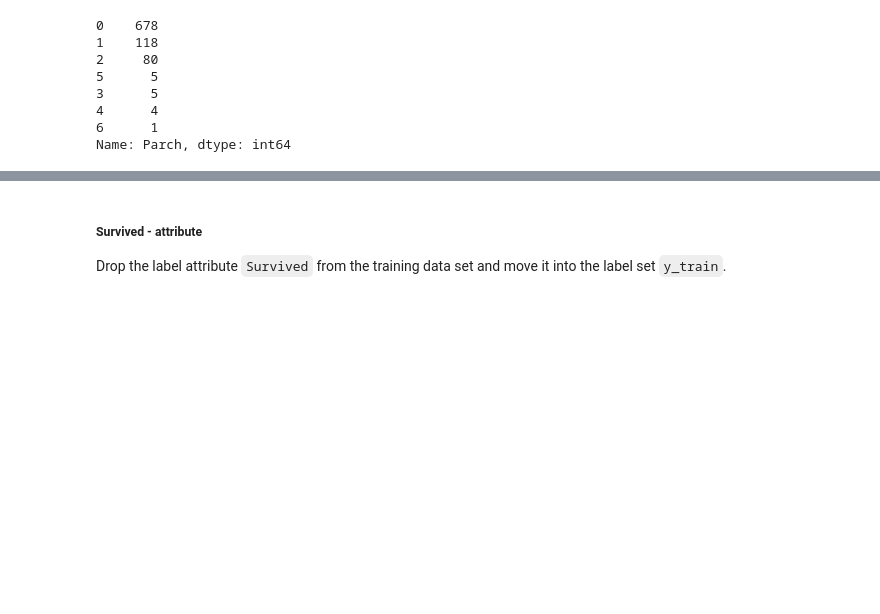
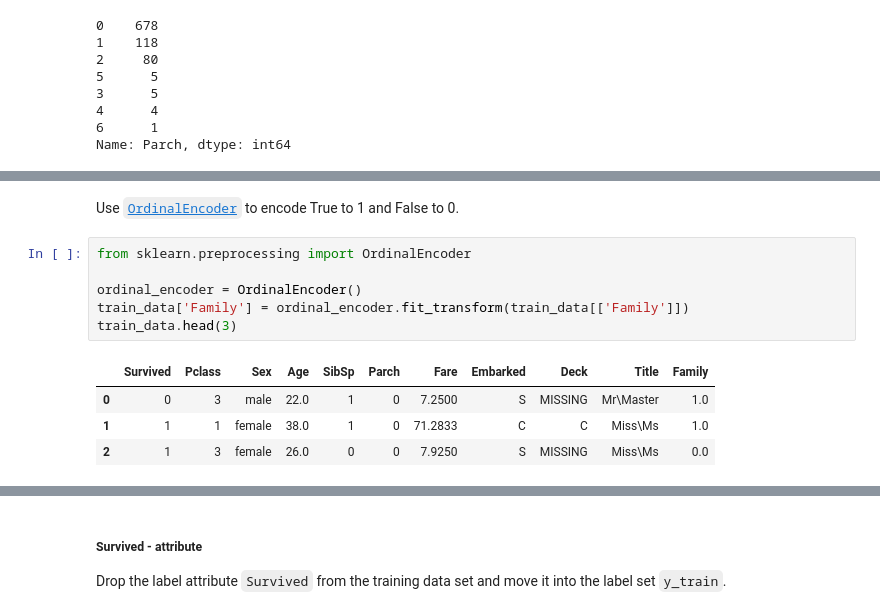
Before and after one commit to faberfred/kaggle, a Jupyter notebook: titanic/titanic_v2.ipynb, the cells around one changed output, grey strips where cells are left out. Drawn from its saved outputs; the diff is of its cells as text; blank space fills up the shorter version.

```diff
--- a/titanic/titanic_v2.ipynb
+++ b/titanic/titanic_v2.ipynb
@@ -432,0 +457,13 @@ Name: Parch, dtype: int64
+# %% [markdown]
+Use [`OrdinalEncoder`](https://scikit-learn.org/stable/modules/generated/sklearn.preprocessing.OrdinalEncoder.html#sklearn.preprocessing.OrdinalEncoder) to encode True to 1 and False to 0.
+# %%
+from sklearn.preprocessing import OrdinalEncoder
+
+ordinal_encoder = OrdinalEncoder()
+train_data['Family'] = ordinal_encoder.fit_transform(train_data[['Family']])
+train_data.head(3)
+# %% [output]
+|  | Survived | Pclass | Sex | Age | SibSp | Parch | Fare | Embarked | Deck | Title | Family |
+| 0 | 0 | 3 | male | 22.0 | 1 | 0 | 7.2500 | S | MISSING | Mr\Master | 1.0 |
+| 1 | 1 | 1 | female | 38.0 | 1 | 0 | 71.2833 | C | C | Miss\Ms | 1.0 |
+| 2 | 1 | 3 | female | 26.0 | 0 | 0 | 7.9250 | S | MISSING | Miss\Ms | 0.0 |
```
Also changed, not shown: parts of 16 cells of this notebook.
